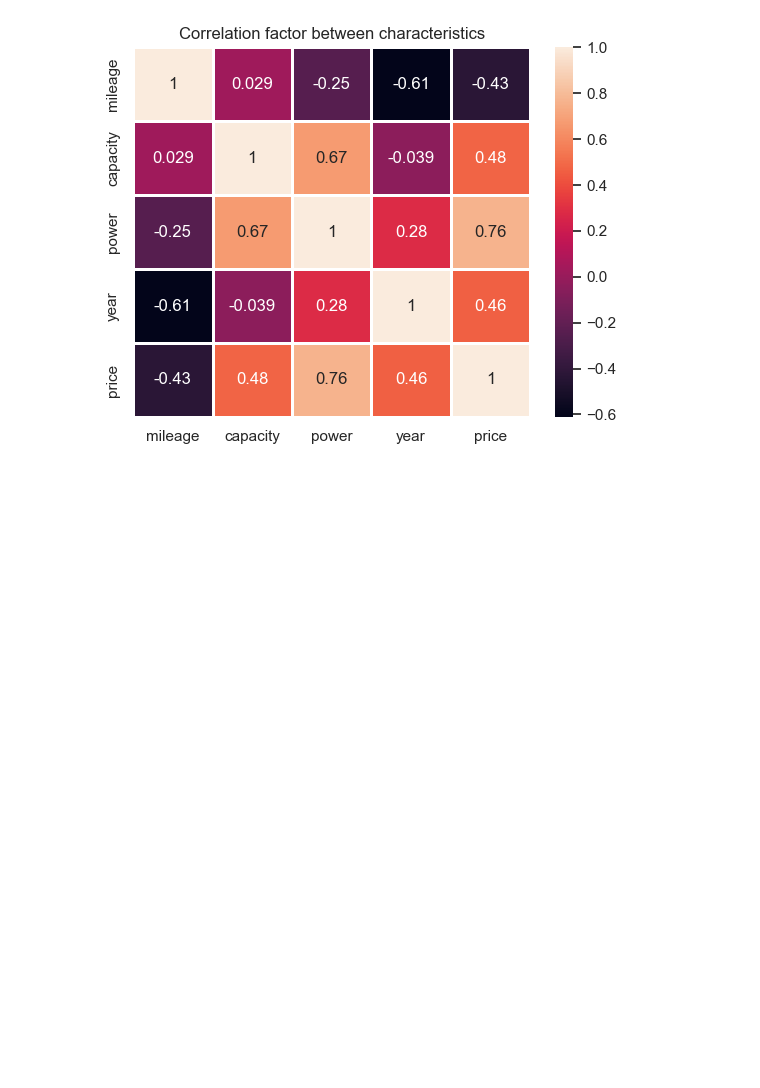
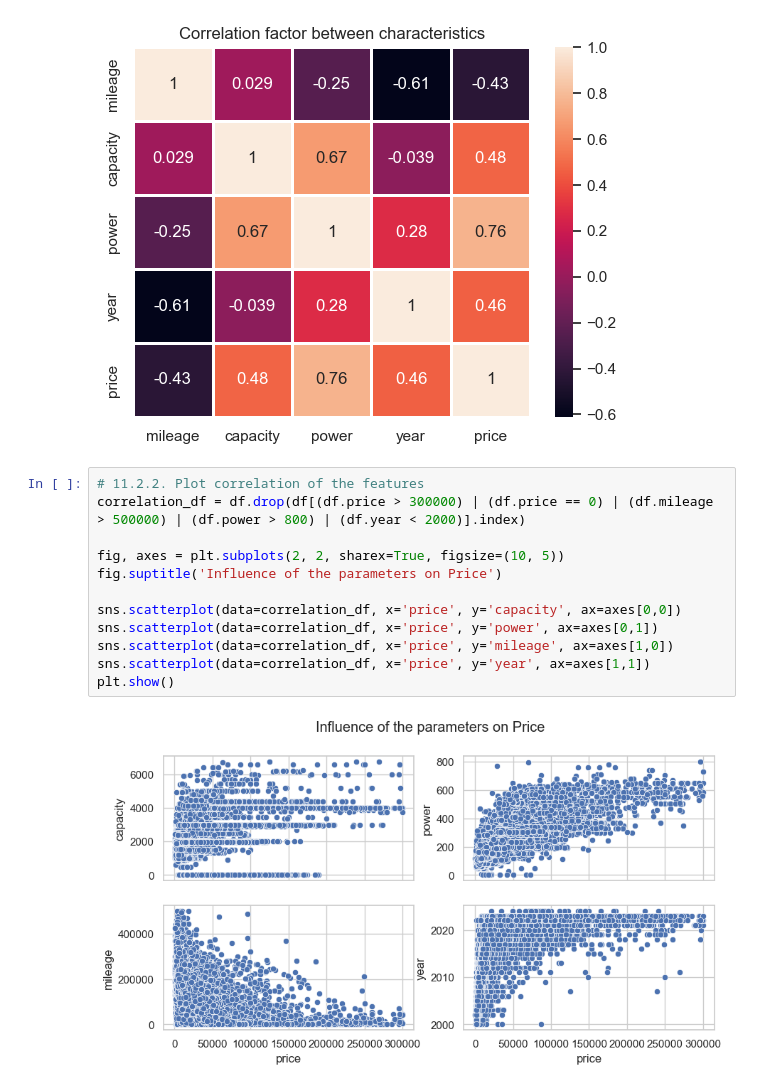
Before and after one commit to romanmurzac/EvaCar, a Jupyter notebook: internal_tools/data_analyzer.ipynb, the cells around one changed output. Saved outputs shown, nothing was run; the diff lists cells and outputs as text; blank space fills up the shorter version.

```diff
--- a/internal_tools/data_analyzer.ipynb
+++ b/internal_tools/data_analyzer.ipynb
@@ -583,3 +583,17 @@ ax.set_title("Correlation factor between characteristics")
 plt.show()
 # %% [output]
 [figure]
+# %%
+# 11.2.2. Plot correlation of the features
+correlation_df = df.drop(df[(df.price > 300000) | (df.price == 0) | (df.mileage > 500000) | (df.power > 800) | (df.year < 2000)].index)
+
+fig, axes = plt.subplots(2, 2, sharex=True, figsize=(10, 5))
+fig.suptitle('Influence of the parameters on Price')
+
+sns.scatterplot(data=correlation_df, x='price', y='capacity', ax=axes[0,0])
+sns.scatterplot(data=correlation_df, x='price', y='power', ax=axes[0,1])
+sns.scatterplot(data=correlation_df, x='price', y='mileage', ax=axes[1,0])
+sns.scatterplot(data=correlation_df, x='price', y='year', ax=axes[1,1])
+plt.show()
+# %% [output]
+[figure, added]
```
Also changed, not shown: parts of 2 cells of this notebook, 3 other files.
